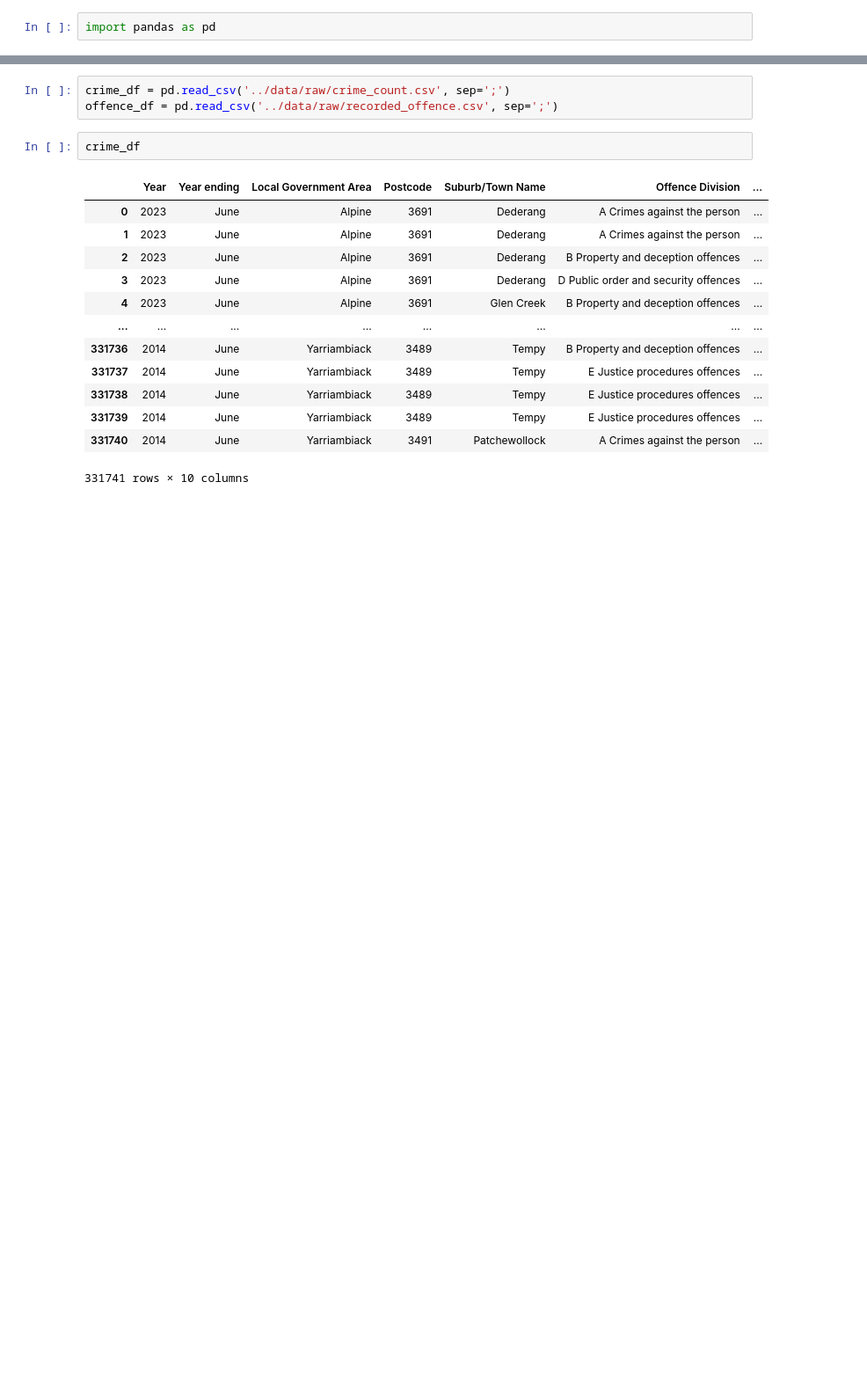
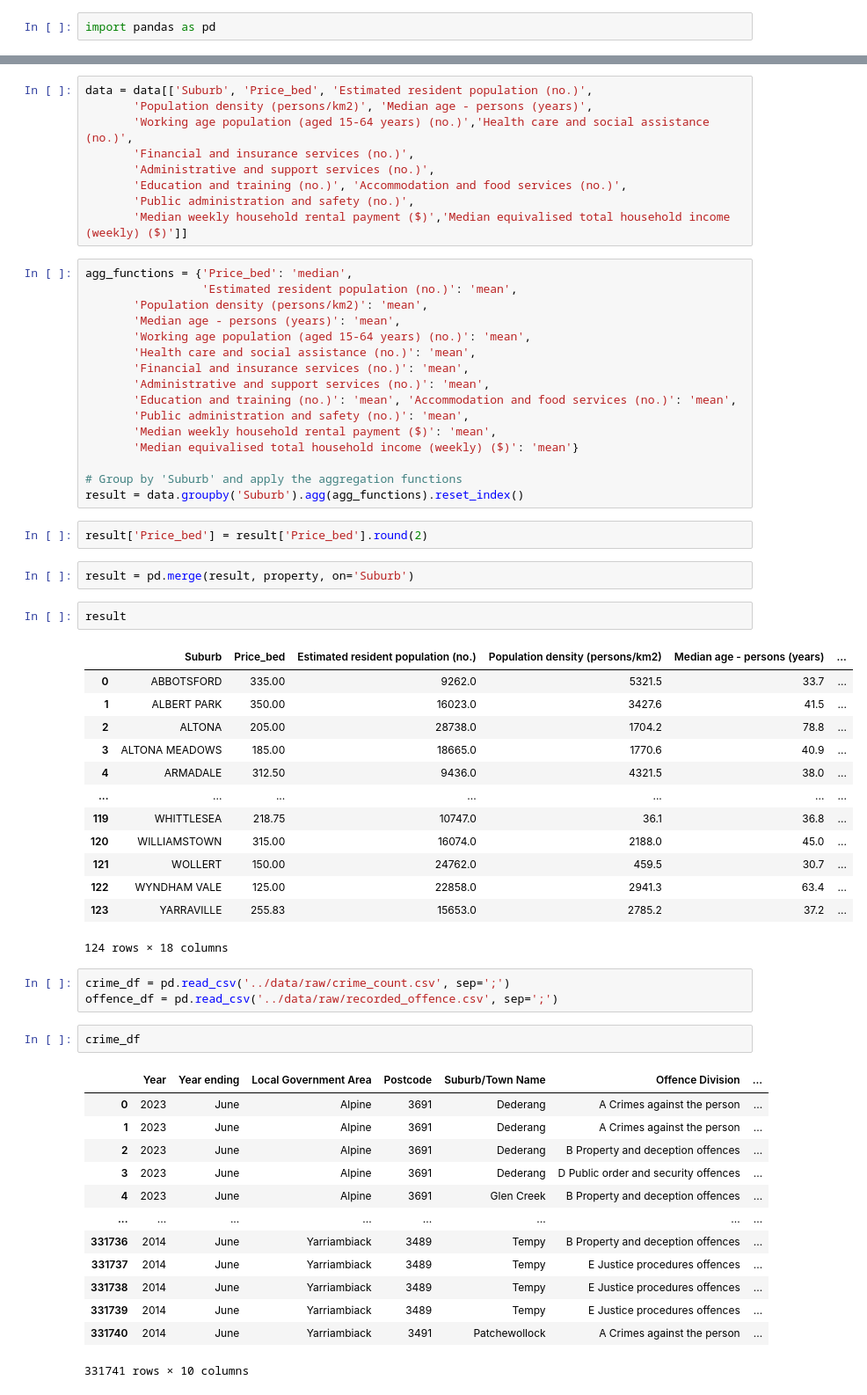
Before and after one commit to vanessagraciia/Real-Estate-Industry-Project, a Jupyter notebook: notebooks/livability - vanessa.ipynb, the cells around one changed output, grey strips where cells are left out. Shown at 88% size. Saved outputs shown, nothing was run; the diff lists cells and outputs as text; blank space fills up the shorter version.

```diff
--- a/notebooks/livability - vanessa.ipynb
+++ b/notebooks/livability - vanessa.ipynb
@@ -21,3 +93,48 @@ data
+# %%
+data = data[['Suburb', 'Price_bed', 'Estimated resident population (no.)',
+       'Population density (persons/km2)', 'Median age - persons (years)',
+       'Working age population (aged 15-64 years) (no.)','Health care and social assistance (no.)',
+       'Financial and insurance services (no.)',
+       'Administrative and support services (no.)',
+       'Education and training (no.)', 'Accommodation and food services (no.)',
+       'Public administration and safety (no.)',
+       'Median weekly household rental payment ($)','Median equivalised total household income (weekly) ($)']]
+# %%
+agg_functions = {'Price_bed': 'median',
+                 'Estimated resident population (no.)': 'mean',
+       'Population density (persons/km2)': 'mean',
+       'Median age - persons (years)': 'mean',
+       'Working age population (aged 15-64 years) (no.)': 'mean',
+       'Health care and social assistance (no.)': 'mean',
+       'Financial and insurance services (no.)': 'mean',
+       'Administrative and support services (no.)': 'mean',
+       'Education and training (no.)': 'mean', 'Accommodation and food services (no.)': 'mean',
+       'Public administration and safety (no.)': 'mean',
+       'Median weekly household rental payment ($)': 'mean',
+       'Median equivalised total household income (weekly) ($)': 'mean'}
+
+# Group by 'Suburb' and apply the aggregation functions
+result = data.groupby('Suburb').agg(agg_functions).reset_index()
+# %%
+result['Price_bed'] = result['Price_bed'].round(2)
+# %%
+result = pd.merge(result, property, on='Suburb')
+# %%
+result
+# %% [output]
+|  | Suburb | Price_bed | Estimated resident population (no.) | Population density (persons/km2) | Median age - persons (years) | ... |
+| 0 | ABBOTSFORD | 335.00 | 9262.0 | 5321.5 | 33.7 | ... |
+| 1 | ALBERT PARK | 350.00 | 16023.0 | 3427.6 | 41.5 | ... |
+| 2 | ALTONA | 205.00 | 28738.0 | 1704.2 | 78.8 | ... |
+| 3 | ALTONA MEADOWS | 185.00 | 18665.0 | 1770.6 | 40.9 | ... |
+| 4 | ARMADALE | 312.50 | 9436.0 | 4321.5 | 38.0 | ... |
+| ... | ... | ... | ... | ... | ... | ... |
+| 119 | WHITTLESEA | 218.75 | 10747.0 | 36.1 | 36.8 | ... |
+| 120 | WILLIAMSTOWN | 315.00 | 16074.0 | 2188.0 | 45.0 | ... |
+| 121 | WOLLERT | 150.00 | 24762.0 | 459.5 | 30.7 | ... |
+| 122 | WYNDHAM VALE | 125.00 | 22858.0 | 2941.3 | 63.4 | ... |
+| 123 | YARRAVILLE | 255.83 | 15653.0 | 2785.2 | 37.2 | ... |
+124 rows × 18 columns
 # %%
 crime_df = pd.read_csv('../data/raw/crime_count.csv', sep=';')
 offence_df = pd.read_csv('../data/raw/recorded_offence.csv', sep=';')
```
Also changed, not shown: parts of 30 cells of this notebook, 5 other files.
